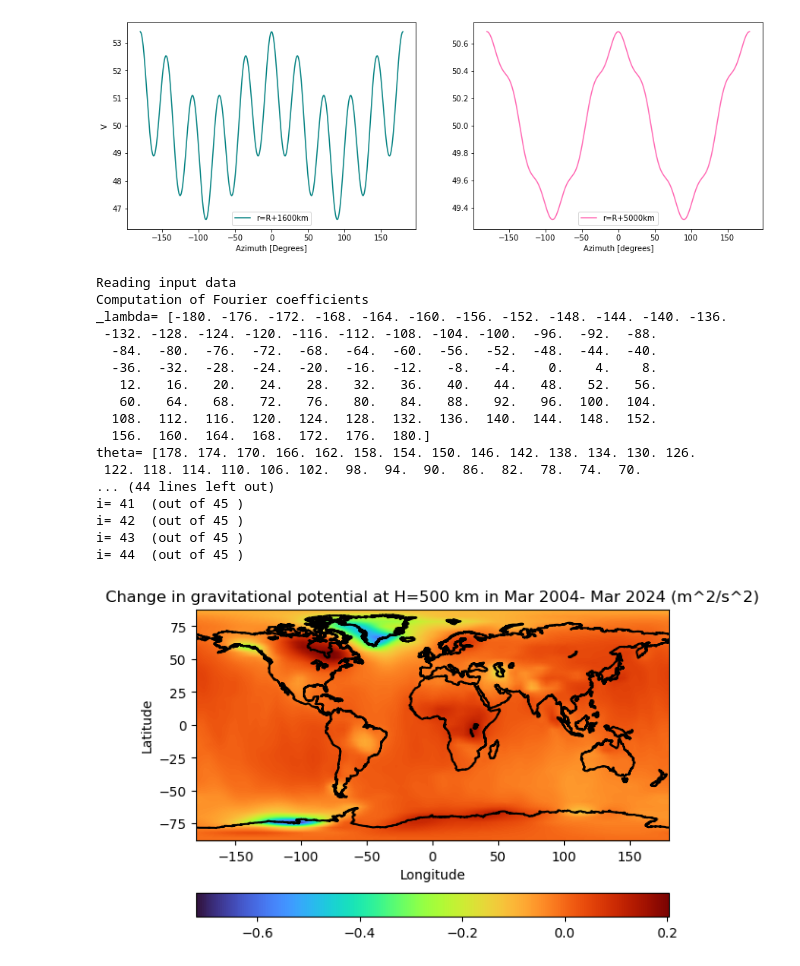
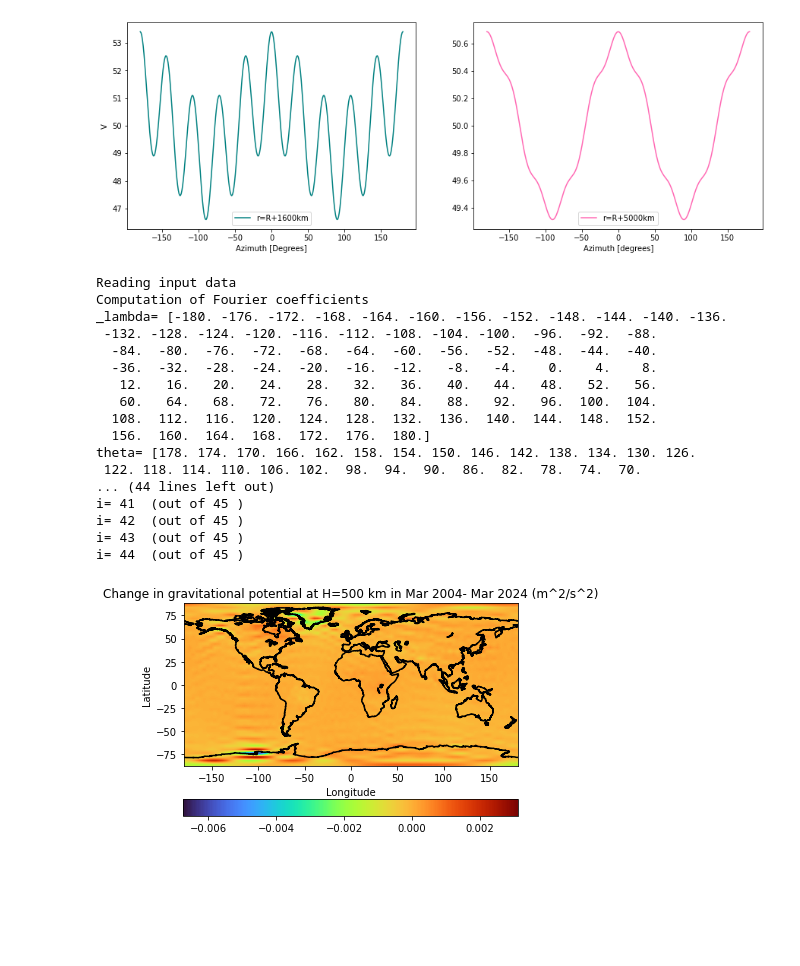
Before and after one commit to debnovalina/PPESO-Practical, a Jupyter notebook: potential_fields.ipynb, the cells around one changed output. Cells and saved outputs as stored; diff of their text form; code cells hidden in the pictures; blank space fills up the shorter version.

```diff
--- a/potential_fields.ipynb
+++ b/potential_fields.ipynb
@@ -159,16 +160,16 @@ def readstrokescoefficients(filename):
 
 print ('Reading input data')
 # March 2004
-C_beg, S_beg, R, GM = readstrokescoefficients("CSR_CSR-Release-06_60x60_DDK4_kfilter_DDK4_GSM-2_2004061-2004091_GRAC_UTCSR_BA01_0600.gfc")
+C_beg, S_beg, R, GM = readstrokescoefficients("Data/CSR_CSR-Release-06_60x60_DDK4_kfilter_DDK4_GSM-2_2004061-2004091_GRAC_UTCSR_BA01_0600.gfc")
 
 # September 2004
-#C_end, S_end, R, GM = readstrokescoefficients("CSR_CSR-Release-06_60x60_DDK4_kfilter_DDK4_GSM-2_2004245-2004274_GRAC_UTCSR_BA01_0600.gfc")
+#C_end, S_end, R, GM = readstrokescoefficients("Data/CSR_CSR-Release-06_60x60_DDK4_kfilter_DDK4_GSM-2_2004245-2004274_GRAC_UTCSR_BA01_0600.gfc")
 
 # March 2024
-C_end, S_end, R, GM = readstrokescoefficients("CSR_CSR-Release-06.3-GFO_60x60_DDK4_kfilter_DDK4_GSM-2_2024061-2024091_GRFO_UTCSR_BA01_0603.gfc")
+C_end, S_end, R, GM = readstrokescoefficients("Data/CSR_CSR-Release-06.3-GFO_60x60_DDK4_kfilter_DDK4_GSM-2_2024061-2024091_GRFO_UTCSR_BA01_0603.gfc")
 
 # September 2024
-#C_end, S_end, R, GM = readstrokescoefficients("CSR_CSR-Release-06.3-GFO_60x60_DDK4_kfilter_DDK4_GSM-2_2024245-2024274_GRFO_UTCSR_BA01_0603.gfc")
+#C_end, S_end, R, GM = readstrokescoefficients("Data/CSR_CSR-Release-06.3-GFO_60x60_DDK4_kfilter_DDK4_GSM-2_2024245-2024274_GRFO_UTCSR_BA01_0603.gfc")
 
 # Compute the difference between the two solutions by subtracting
 # the two sets of Stokes coefficients from each other
@@ -186,7 +187,7 @@ C_dhw = np.zeros((l+1, l+1))
 S_dhw = np.zeros((l+1, l+1))
 for i in range(l+1):
     for j in range(i+1):
-        multiplication_factor = GM/(R+500000)
+        multiplication_factor = GM/(R)
         C_dhw[i, j] = (dclm[i, j] * multiplication_factor)
         S_dhw[i, j] = (dslm[i, j] * multiplication_factor)
 
@@ -201,6 +202,9 @@ print('theta=',theta/np.pi*180)
 
 # initialize the output grid
 ewh = np.zeros((len(theta), len(_lambda)))
+test = np.zeros((len(theta), len(_lambda)))
+
+r_500=500
 
 print ('Start of the computation of potential at the grid nodes')
 
@@ -216,6 +220,10 @@ for i in range(len(theta)):                              # loop over all thetas
                 # compute here equivalent water heights
                 ewh[i, j] = ewh[i, j] + (S_dhw[k, t] * P_lm[k, t] * sin_t_lambda)
                 ewh[i, j] = ewh[i, j] + (C_dhw[k, t] * P_lm[k, t] * cos_t_lambda)
+                ewh[i, j] = ewh[i, j] * ((R/(R+r_500))**(k+1))
+
+            #test[i, j] = test[i, j] + ewh[i, j]*((R/(R+r_500))**(k+1))
+
 
 lambda_min=-180
 lambda_max=180
@@ -230,8 +238,9 @@ fig1, ax1 = plt.subplots()
 im1 = ax1.imshow(ewh, interpolation='bilinear', cmap=cm.turbo,
                 origin='lower', extent=[lambda_min, lambda_max, lat_min, lat_max])
 
+
 # Drawing the coastline
-f = open("coastline.txt", "r")
+f = open("Data/coastline.txt", "r")
 coastline_lat = []
 coastline_lon = []
 for line in f:
@@ -248,32 +257,33 @@ for line in f:
     lon = float(line[0])
     lat = float(line[1])
     coastline_lat.append(lat)
     coastline_lon.append(lon)
 ax1.plot(coastline_lon,coastline_lat,color='k')
 f.close();
 
 ax1.set(title='Change in gravitational potential at H=500 km in Mar 2004- Mar 2024 (m^2/s^2)',xlabel='Longitude', ylabel='Latitude')
 fig1.colorbar(im1, ax=ax1, orientation='horizontal', fraction=0.1)
+
 fig1.savefig("V_altitude-0_20-yr(Mar2004-Mar2024) H=500km.pdf")
 # fig1.savefig("V_altitude-0_20-yr.eps")
 plt.show()
 # %% [output]
 Reading input data
 Computation of Fourier coefficients
 _lambda= [-180. -176. -172. -168. -164. -160. -156. -152. -148. -144. -140. -136.
  -132. -128. -124. -120. -116. -112. -108. -104. -100.  -96.  -92.  -88.
   -84.  -80.  -76.  -72.  -68.  -64.  -60.  -56.  -52.  -48.  -44.  -40.
   -36.  -32.  -28.  -24.  -20.  -16.  -12.   -8.   -4.    0.    4.    8.
    12.   16.   20.   24.   28.   32.   36.   40.   44.   48.   52.   56.
    60.   64.   68.   72.   76.   80.   84.   88.   92.   96.  100.  104.
   108.  112.  116.  120.  124.  128.  132.  136.  140.  144.  148.  152.
   156.  160.  164.  168.  172.  176.  180.]
 theta= [178. 174. 170. 166. 162. 158. 154. 150. 146. 142. 138. 134. 130. 126.
  122. 118. 114. 110. 106. 102.  98.  94.  90.  86.  82.  78.  74.  70.
 ... (44 lines left out)
 i= 41  (out of 45 )
 i= 42  (out of 45 )
 i= 43  (out of 45 )
 i= 44  (out of 45 )
-[figure, old version]
+[figure, new version]
 # %%
```
Also changed, not shown: parts of 2 cells of this notebook, 3 other files.
